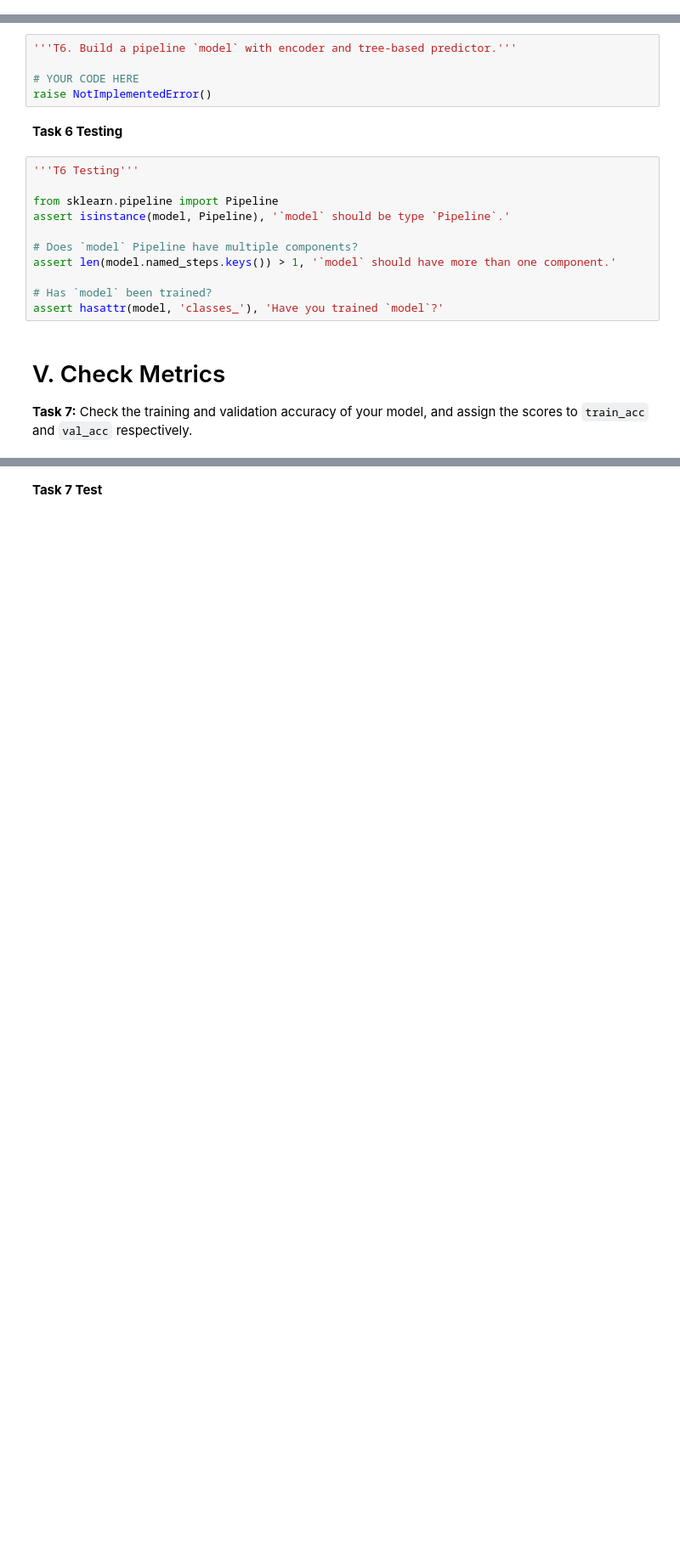
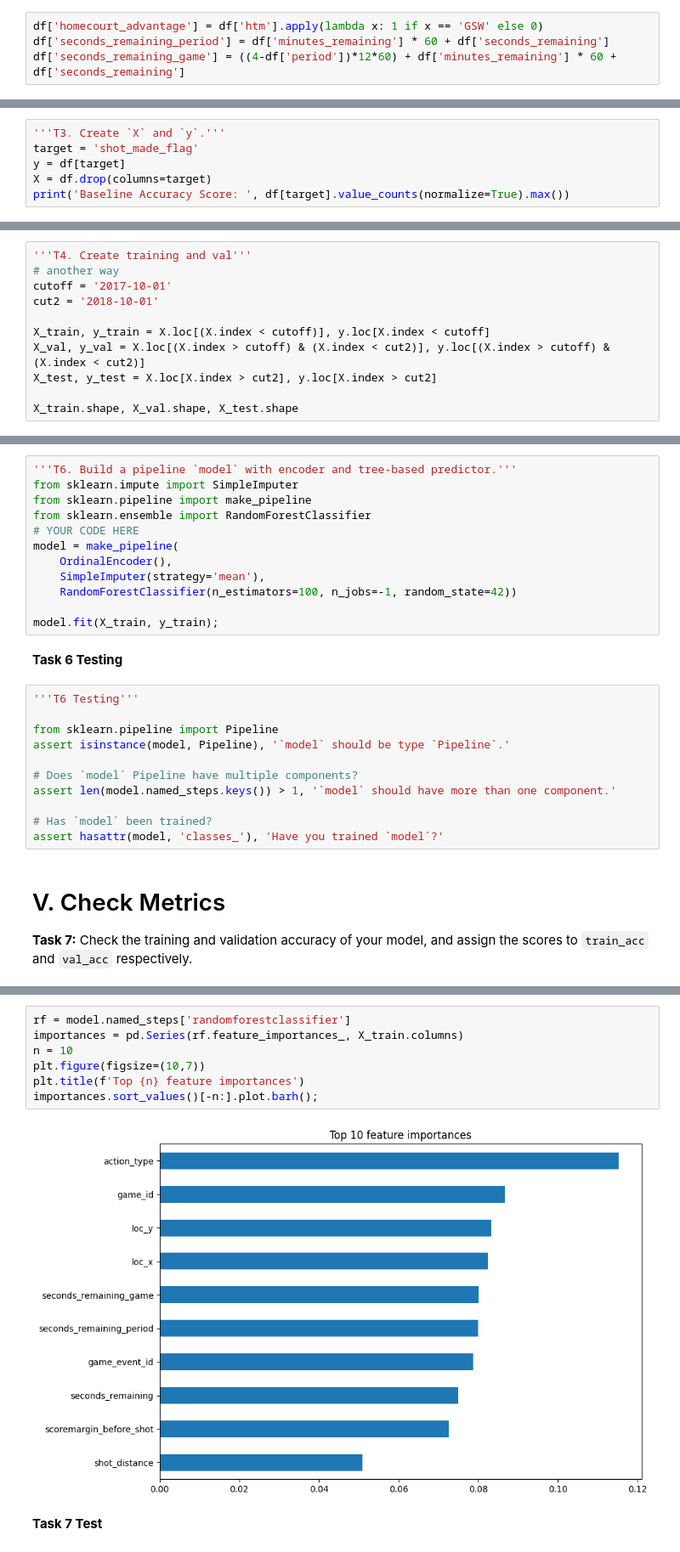
Before and after one commit to sikoh/DS-Tree-Based-Models, a Jupyter notebook: Sprint-Challenge/DS_SprintChallenge_TreeBasedModels.ipynb, the cells around one changed output, grey strips where cells are left out. Shown at 85% size. Cells and saved outputs as stored; diff of their text form; blank space fills up the shorter version.

```diff
--- a/Sprint-Challenge/DS_SprintChallenge_TreeBasedModels.ipynb
+++ b/Sprint-Challenge/DS_SprintChallenge_TreeBasedModels.ipynb
@@ -82,0 +127,4 @@ raise NotImplementedError()
+# %%
+df['homecourt_advantage'] = df['htm'].apply(lambda x: 1 if x == 'GSW' else 0)
+df['seconds_remaining_period'] = df['minutes_remaining'] * 60 + df['seconds_remaining']
+df['seconds_remaining_game'] = ((4-df['period'])*12*60) + df['minutes_remaining'] * 60 + df['seconds_remaining']
@@ -96,0 +155,6 @@ raise NotImplementedError()
+# %%
+'''T3. Create `X` and `y`.'''
+target = 'shot_made_flag'
+y = df[target]
+X = df.drop(columns=target)
+print('Baseline Accuracy Score: ', df[target].value_counts(normalize=True).max())
@@ -116,0 +194,11 @@ raise NotImplementedError()
+# %%
+'''T4. Create training and val'''
+# another way
+cutoff = '2017-10-01'
+cut2 = '2018-10-01'
+
+X_train, y_train = X.loc[(X.index < cutoff)], y.loc[X.index < cutoff]
+X_val, y_val = X.loc[(X.index > cutoff) & (X.index < cut2)], y.loc[(X.index > cutoff) & (X.index < cut2)]
+X_test, y_test = X.loc[X.index > cut2], y.loc[X.index > cut2]
+
+X_train.shape, X_val.shape, X_test.shape
@@ -144,9 +236,16 @@ assert 0.0 <= baseline_acc <= 1.0
 **Task 6:** Build a model that includes (1) a transformer for categorical features and (2) a tree-based predictor. You should combine these two components (and any other pieces you think are necessary) in a pipeline named `model`. Be sure to fit your model to your training data.
 # %%
 '''T6. Build a pipeline `model` with encoder and tree-based predictor.'''
+from sklearn.impute import SimpleImputer
+from sklearn.pipeline import make_pipeline
+from sklearn.ensemble import RandomForestClassifier
+# YOUR CODE HERE
+model = make_pipeline(
+    OrdinalEncoder(),
+    SimpleImputer(strategy='mean'),
+    RandomForestClassifier(n_estimators=100, n_jobs=-1, random_state=42))
 
-# YOUR CODE HERE
-raise NotImplementedError()
+model.fit(X_train, y_train);
 # %% [markdown]
 **Task 6 Testing**
 # %%
@@ -174,3 +277,12 @@ print('Validation Accuracy Score:', val_acc)
+# %%
+rf = model.named_steps['randomforestclassifier']
+importances = pd.Series(rf.feature_importances_, X_train.columns)
+n = 10
+plt.figure(figsize=(10,7))
+plt.title(f'Top {n} feature importances')
+importances.sort_values()[-n:].plot.barh();
+# %% [output]
+[figure, added]
 # %% [markdown]
 **Task 7 Test**
 # %%
```
Also changed, not shown: parts of 26 cells of this notebook.
